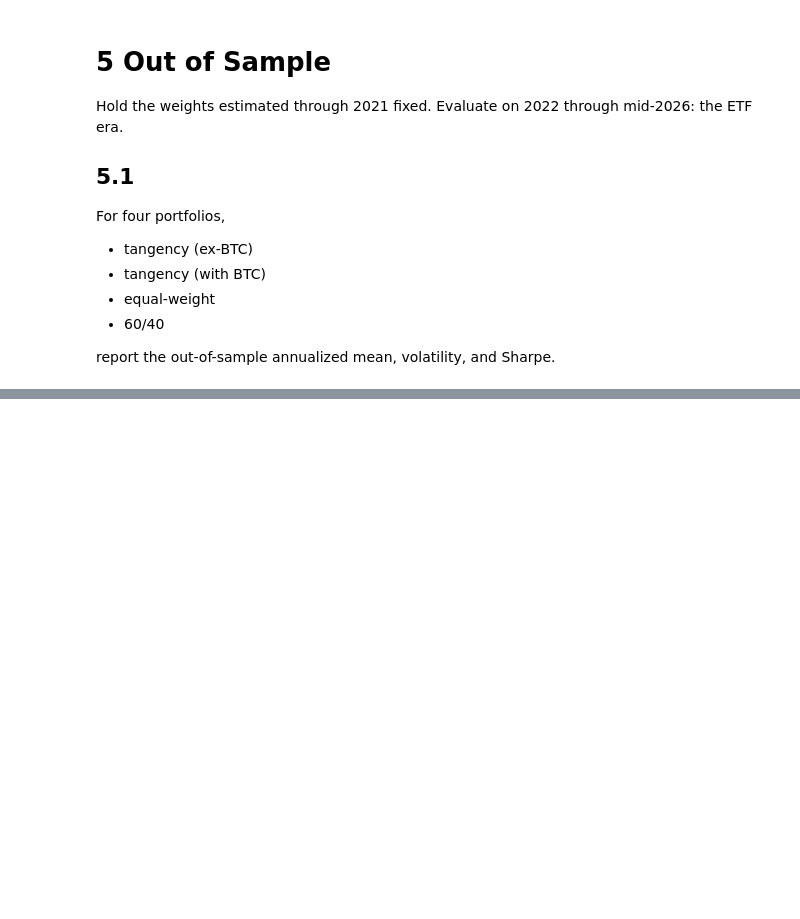
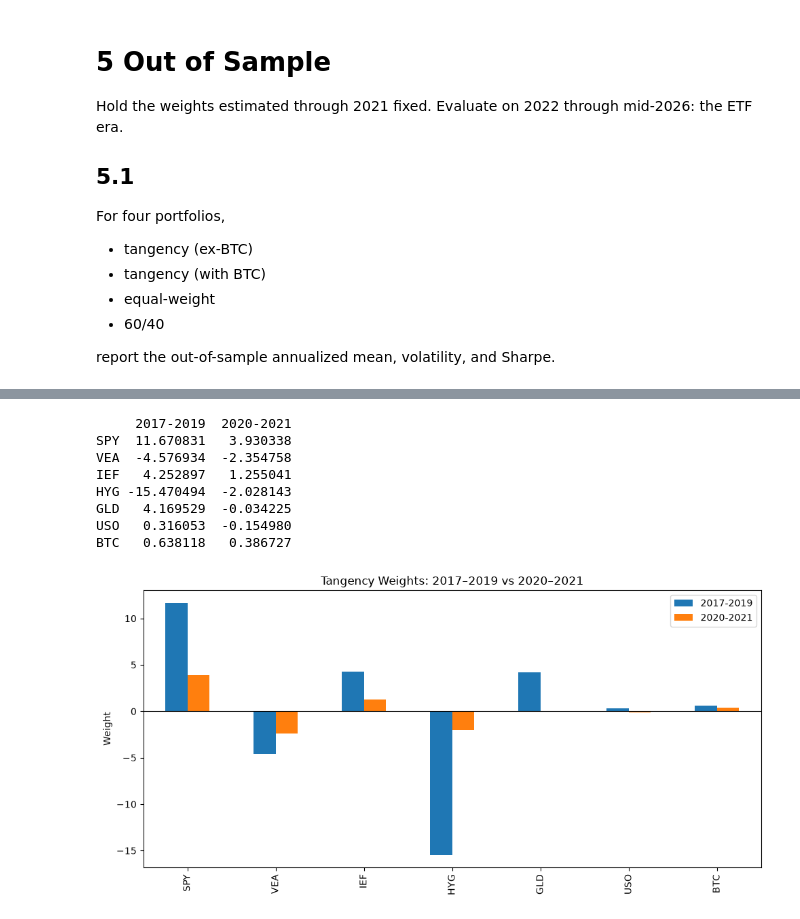
Before and after one commit to ian-pc/FINM-B-25000, a Jupyter notebook: homework-9/HW9_Complete.ipynb, the cells around one changed output, grey strips where cells are left out. Saved outputs shown, nothing was run; the diff lists cells and outputs as text; code cells hidden in the pictures; blank space fills up the shorter version.

```diff
--- a/homework-9/HW9_Complete.ipynb
+++ b/homework-9/HW9_Complete.ipynb
@@ -344,0 +394,51 @@ Equally Weighted Portfolio:
+# %%
+import matplotlib.pyplot as plt
+
+#1-156 2017-2019
+
+df1719 = df_total_returns[tickers].iloc[1 : 157]
+df1719_ex = df_excess_returns[tickers].iloc[1 : 157]
+
+df1719_covariance_matrix = df1719.cov()
+df1719_covariance_inverse = np.linalg.inv(df1719_covariance_matrix.values)
+df1719_mean_excess = df1719_ex.mean().values
+df1719_ones = np.ones(len(tickers))
+
+df1719_weights = (df1719_covariance_inverse @ df1719_mean_excess) / (df1719_ones @ df1719_covariance_inverse @ df1719_mean_excess)
+
+#157-261 2020-2021
+
+df2021 = df_total_returns[tickers].iloc[157 : 262]
+df2021_ex = df_excess_returns[tickers].iloc[157 : 262]
+
+df2021_covariance_matrix = df2021.cov()
+df2021_covariance_inverse = np.linalg.inv(df2021_covariance_matrix.values)
+df2021_mean_excess = df2021_ex.mean().values
+df2021_ones = np.ones(len(tickers))
+
+df2021_weights = (df2021_covariance_inverse @ df2021_mean_excess) / (df2021_ones @ df2021_covariance_inverse @ df2021_mean_excess)
+
+#####################
+
+weights_1719 = pd.Series(df1719_weights, index=tickers, name="2017-2019")
+weights_2021 = pd.Series(df2021_weights, index=tickers, name="2020-2021")
+
+comparison = pd.concat([weights_1719, weights_2021], axis=1)
+print(comparison)
+
+comparison.plot(kind="bar", figsize=(10, 5))
+plt.axhline(0, color="black", linewidth=0.8)
+plt.title("Tangency Weights: 2017–2019 vs 2020–2021")
+plt.ylabel("Weight")
+plt.tight_layout()
+plt.show()
+# %% [output]
+     2017-2019  2020-2021
+SPY  11.670831   3.930338
+VEA  -4.576934  -2.354758
+IEF   4.252897   1.255041
+HYG -15.470494  -2.028143
+GLD   4.169529  -0.034225
+USO   0.316053  -0.154980
+BTC   0.638118   0.386727
+[figure, added]
```
Also changed, not shown: parts of 8 cells of this notebook.
